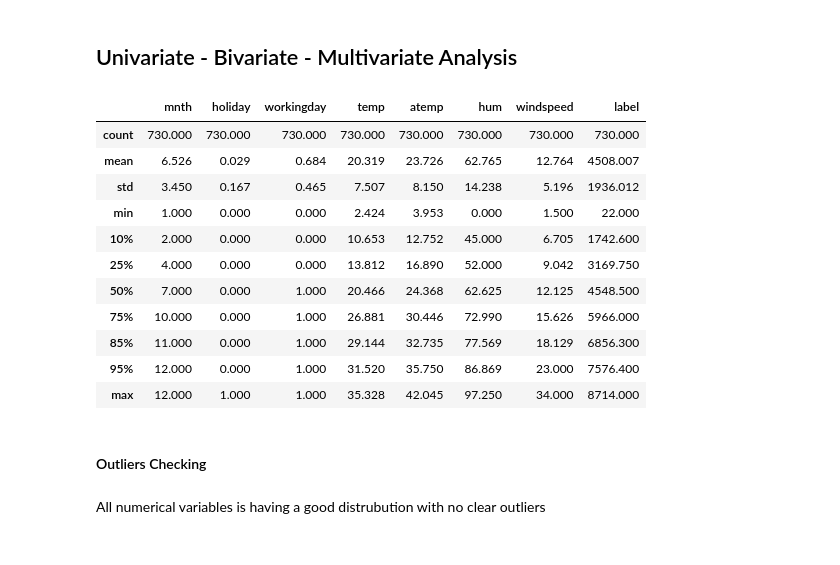
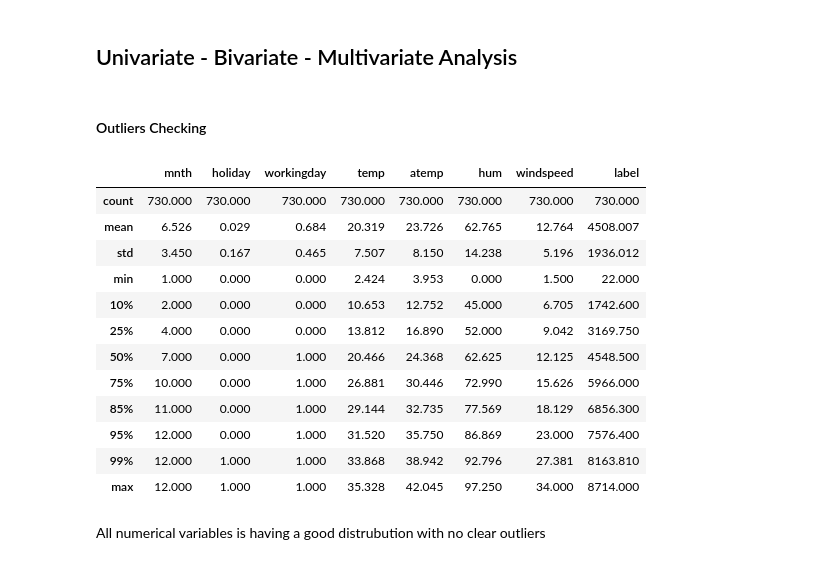
Before and after one commit to 1darknight/Bikeshares-LinReg, a Jupyter notebook: Bikeshare - Python code.ipynb, the cells around one changed output. Saved outputs shown, nothing was run; the diff lists cells and outputs as text; code cells hidden in the pictures.

```diff
--- a/Bikeshare - Python code.ipynb
+++ b/Bikeshare - Python code.ipynb
@@ -130,23 +130,24 @@ df['weathersit'] = df['weathersit'].replace({1:'Clear', 2:'Mist', 3:'Lightsnow',
 df = df.rename(columns = {'cnt' :'label'})
 # %% [markdown]
 ## Univariate - Bivariate - Multivariate Analysis
-# %%
-df.describe(percentiles= (0.1,0.25,0.5,0.75, 0.85, 0.95))
-# %% [output]
-|  | mnth | holiday | workingday | temp | atemp | hum | windspeed | label |
-| count | 730.000 | 730.000 | 730.000 | 730.000 | 730.000 | 730.000 | 730.000 | 730.000 |
-| mean | 6.526 | 0.029 | 0.684 | 20.319 | 23.726 | 62.765 | 12.764 | 4508.007 |
-| std | 3.450 | 0.167 | 0.465 | 7.507 | 8.150 | 14.238 | 5.196 | 1936.012 |
-| min | 1.000 | 0.000 | 0.000 | 2.424 | 3.953 | 0.000 | 1.500 | 22.000 |
-| 10% | 2.000 | 0.000 | 0.000 | 10.653 | 12.752 | 45.000 | 6.705 | 1742.600 |
-| 25% | 4.000 | 0.000 | 0.000 | 13.812 | 16.890 | 52.000 | 9.042 | 3169.750 |
-| 50% | 7.000 | 0.000 | 1.000 | 20.466 | 24.368 | 62.625 | 12.125 | 4548.500 |
-| 75% | 10.000 | 0.000 | 1.000 | 26.881 | 30.446 | 72.990 | 15.626 | 5966.000 |
-| 85% | 11.000 | 0.000 | 1.000 | 29.144 | 32.735 | 77.569 | 18.129 | 6856.300 |
-| 95% | 12.000 | 0.000 | 1.000 | 31.520 | 35.750 | 86.869 | 23.000 | 7576.400 |
-| max | 12.000 | 1.000 | 1.000 | 35.328 | 42.045 | 97.250 | 34.000 | 8714.000 |
 # %% [markdown]
 #### Outliers Checking
+# %%
+df.describe(percentiles= (0.1,0.25,0.5,0.75, 0.85, 0.95, 0.99))
+# %% [output]
+|  | mnth | holiday | workingday | temp | atemp | hum | windspeed | label |
+| count | 730.000 | 730.000 | 730.000 | 730.000 | 730.000 | 730.000 | 730.000 | 730.000 |
+| mean | 6.526 | 0.029 | 0.684 | 20.319 | 23.726 | 62.765 | 12.764 | 4508.007 |
+| std | 3.450 | 0.167 | 0.465 | 7.507 | 8.150 | 14.238 | 5.196 | 1936.012 |
+| min | 1.000 | 0.000 | 0.000 | 2.424 | 3.953 | 0.000 | 1.500 | 22.000 |
+| 10% | 2.000 | 0.000 | 0.000 | 10.653 | 12.752 | 45.000 | 6.705 | 1742.600 |
+| 25% | 4.000 | 0.000 | 0.000 | 13.812 | 16.890 | 52.000 | 9.042 | 3169.750 |
+| 50% | 7.000 | 0.000 | 1.000 | 20.466 | 24.368 | 62.625 | 12.125 | 4548.500 |
+| 75% | 10.000 | 0.000 | 1.000 | 26.881 | 30.446 | 72.990 | 15.626 | 5966.000 |
+| 85% | 11.000 | 0.000 | 1.000 | 29.144 | 32.735 | 77.569 | 18.129 | 6856.300 |
+| 95% | 12.000 | 0.000 | 1.000 | 31.520 | 35.750 | 86.869 | 23.000 | 7576.400 |
+| 99% | 12.000 | 1.000 | 1.000 | 33.868 | 38.942 | 92.796 | 27.381 | 8163.810 |
+| max | 12.000 | 1.000 | 1.000 | 35.328 | 42.045 | 97.250 | 34.000 | 8714.000 |
 # %% [markdown]
 All numerical variables is having a good distrubution with no clear outliers
 # %%
```
Also changed, not shown: parts of 9 cells of this notebook.
